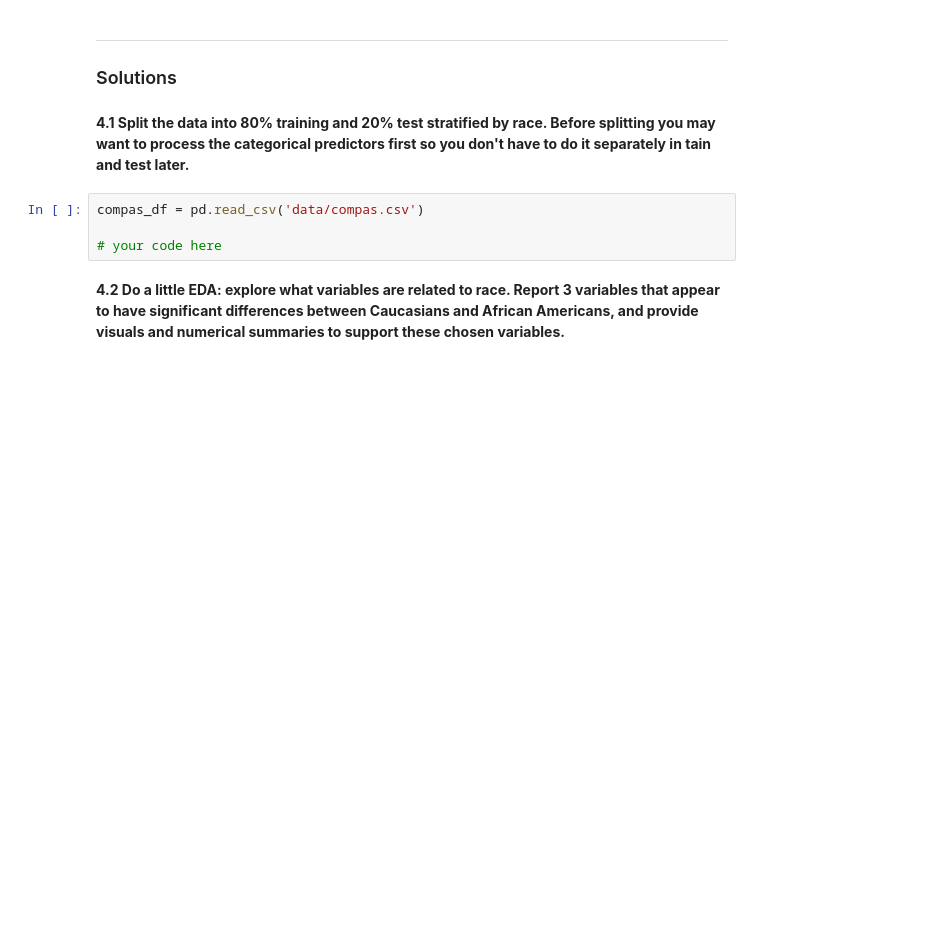
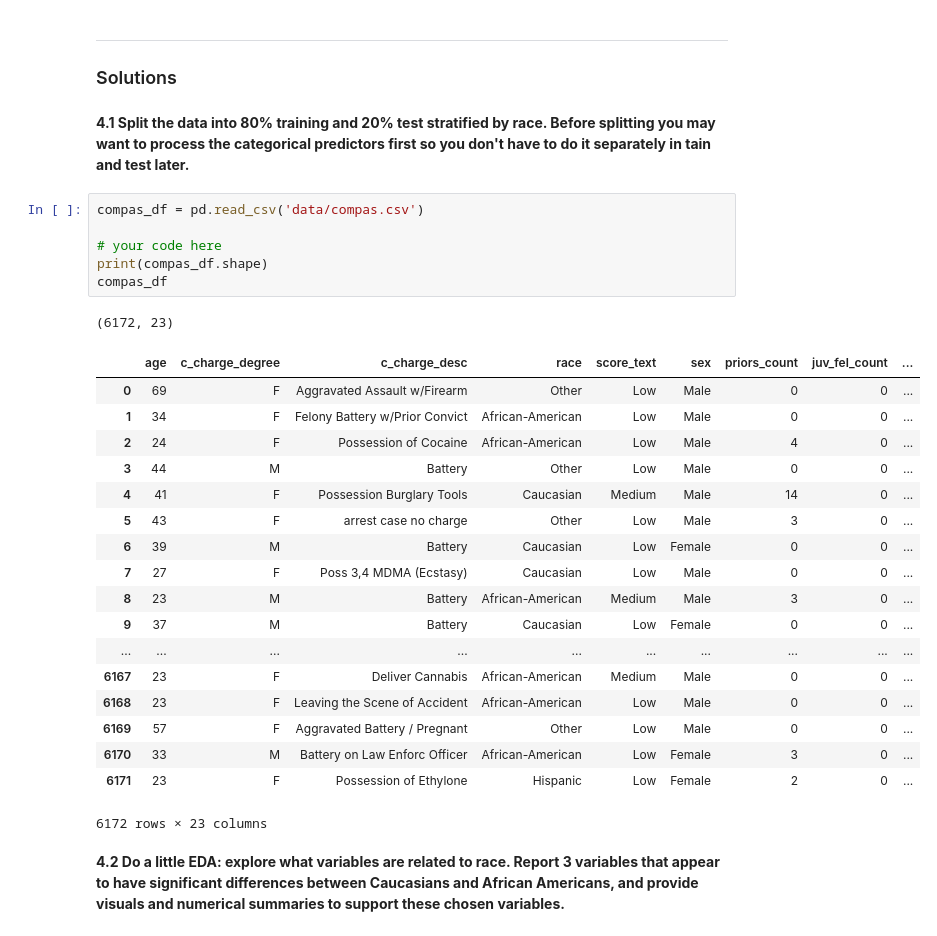
Before and after one commit to silvermang/2019-CS109A, a Jupyter notebook: cs109_hw5/cs109A_HW5_2019.ipynb, the cells around one changed output. Cells and saved outputs as stored; diff of their text form; blank space fills up the shorter version.

```diff
--- a/cs109_hw5/cs109A_HW5_2019.ipynb
+++ b/cs109_hw5/cs109A_HW5_2019.ipynb
@@ -207,7 +217,29 @@ This problem is unrelated to the first 3 problems, and steps through analyzing t
 # %%
 compas_df = pd.read_csv('data/compas.csv')
 
 # your code here
+print(compas_df.shape)
+compas_df
+# %% [output]
+(6172, 23)
+|  | age | c_charge_degree | c_charge_desc | race | score_text | sex | priors_count | juv_fel_count | ... |
+| 0 | 69 | F | Aggravated Assault w/Firearm | Other | Low | Male | 0 | 0 | ... |
+| 1 | 34 | F | Felony Battery w/Prior Convict | African-American | Low | Male | 0 | 0 | ... |
+| 2 | 24 | F | Possession of Cocaine | African-American | Low | Male | 4 | 0 | ... |
+| 3 | 44 | M | Battery | Other | Low | Male | 0 | 0 | ... |
+| 4 | 41 | F | Possession Burglary Tools | Caucasian | Medium | Male | 14 | 0 | ... |
+| 5 | 43 | F | arrest case no charge | Other | Low | Male | 3 | 0 | ... |
+| 6 | 39 | M | Battery | Caucasian | Low | Female | 0 | 0 | ... |
+| 7 | 27 | F | Poss 3,4 MDMA (Ecstasy) | Caucasian | Low | Male | 0 | 0 | ... |
+| 8 | 23 | M | Battery | African-American | Medium | Male | 3 | 0 | ... |
+| 9 | 37 | M | Battery | Caucasian | Low | Female | 0 | 0 | ... |
+| ... | ... | ... | ... | ... | ... | ... | ... | ... | ... |
+| 6167 | 23 | F | Deliver Cannabis | African-American | Medium | Male | 0 | 0 | ... |
+| 6168 | 23 | F | Leaving the Scene of Accident | African-American | Low | Male | 0 | 0 | ... |
+| 6169 | 57 | F | Aggravated Battery / Pregnant | Other | Low | Male | 0 | 0 | ... |
+| 6170 | 33 | M | Battery on Law Enforc Officer | African-American | Low | Female | 3 | 0 | ... |
+| 6171 | 23 | F | Possession of Ethylone | Hispanic | Low | Female | 2 | 0 | ... |
+6172 rows × 23 columns
 # %% [markdown]
 **4.2 Do a little EDA: explore what variables are related to race. Report 3 variables that appear to have significant differences between Caucasians and African Americans, and provide visuals and numerical summaries to support these chosen variables.**
 # %%
```
Also changed, not shown: parts of 3 cells of this notebook, 1 other file.
